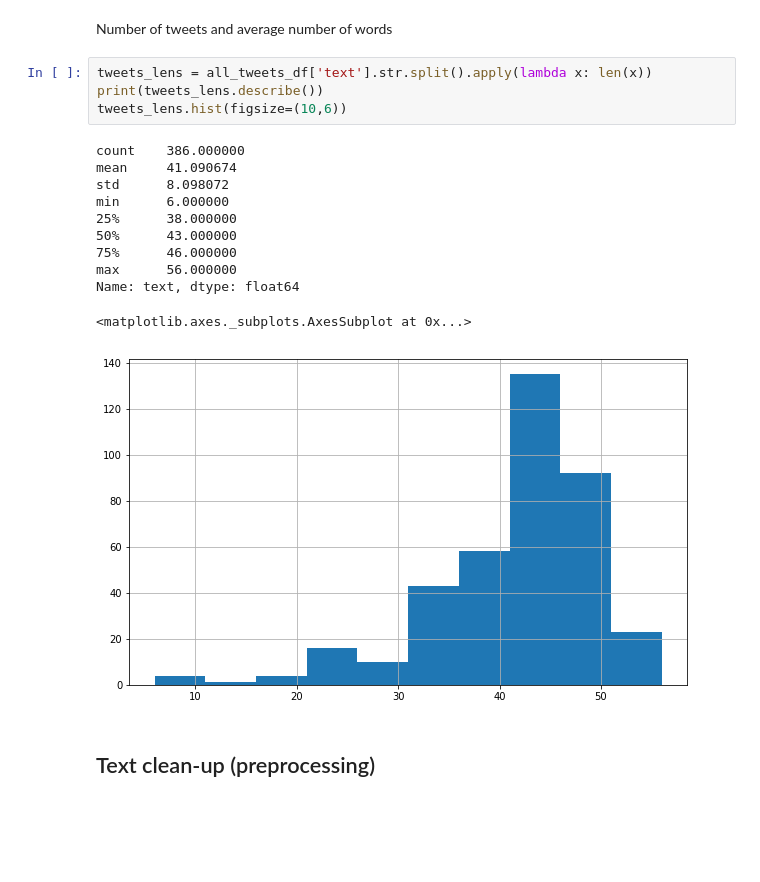
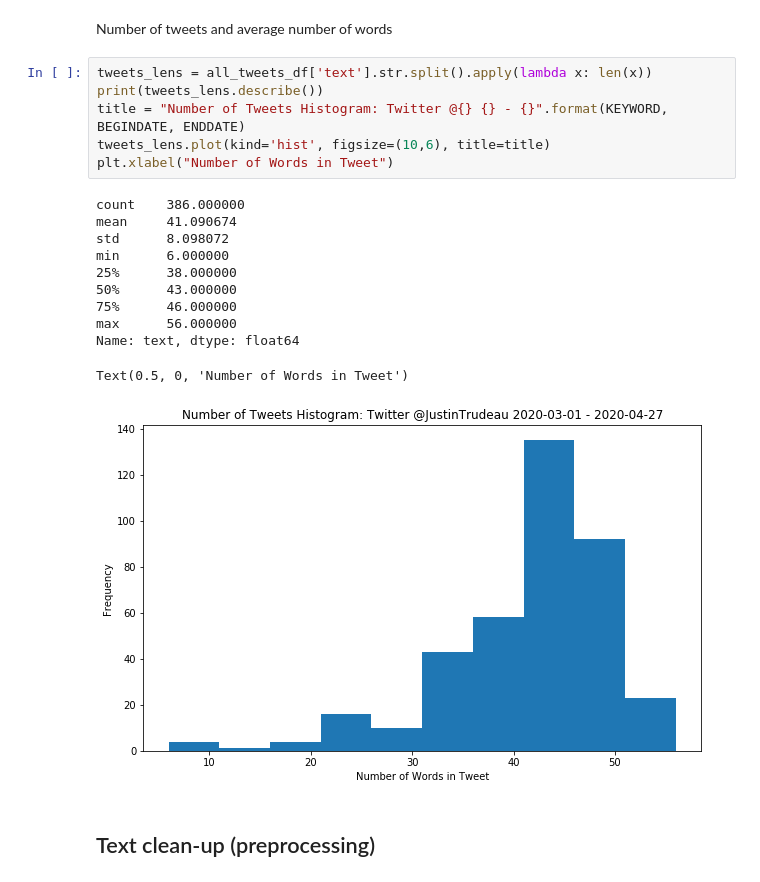
Before and after one commit to wangpengcn/Trump-And-Trudeau-Twitter-Analysis-During-COVID-19-Crisis, a Jupyter notebook: Trudeau Twitter Topic Analysis.ipynb, the cells around one changed output. Drawn from its saved outputs; the diff is of its cells as text; blank space fills up the shorter version.

```diff
--- a/Trudeau Twitter Topic Analysis.ipynb
+++ b/Trudeau Twitter Topic Analysis.ipynb
@@ -57,19 +71,21 @@ Number of tweets and average number of words
 # %%
 tweets_lens = all_tweets_df['text'].str.split().apply(lambda x: len(x))
 print(tweets_lens.describe())
-tweets_lens.hist(figsize=(10,6))
+title = "Number of Tweets Histogram: Twitter @{} {} - {}".format(KEYWORD, BEGINDATE, ENDDATE)
+tweets_lens.plot(kind='hist', figsize=(10,6), title=title)
+plt.xlabel("Number of Words in Tweet")
 # %% [output]
 count    386.000000
 mean     41.090674
 std      8.098072
 min      6.000000
 25%      38.000000
 50%      43.000000
 75%      46.000000
 max      56.000000
 Name: text, dtype: float64
-<matplotlib.axes._subplots.AxesSubplot at 0x...>
+Text(0.5, 0, 'Number of Words in Tweet')
-[figure, old version]
+[figure, new version]
 # %% [markdown]
 ## Text clean-up (preprocessing)
 # %%
```
Also changed, not shown: parts of 5 cells of this notebook, 1 other file.
